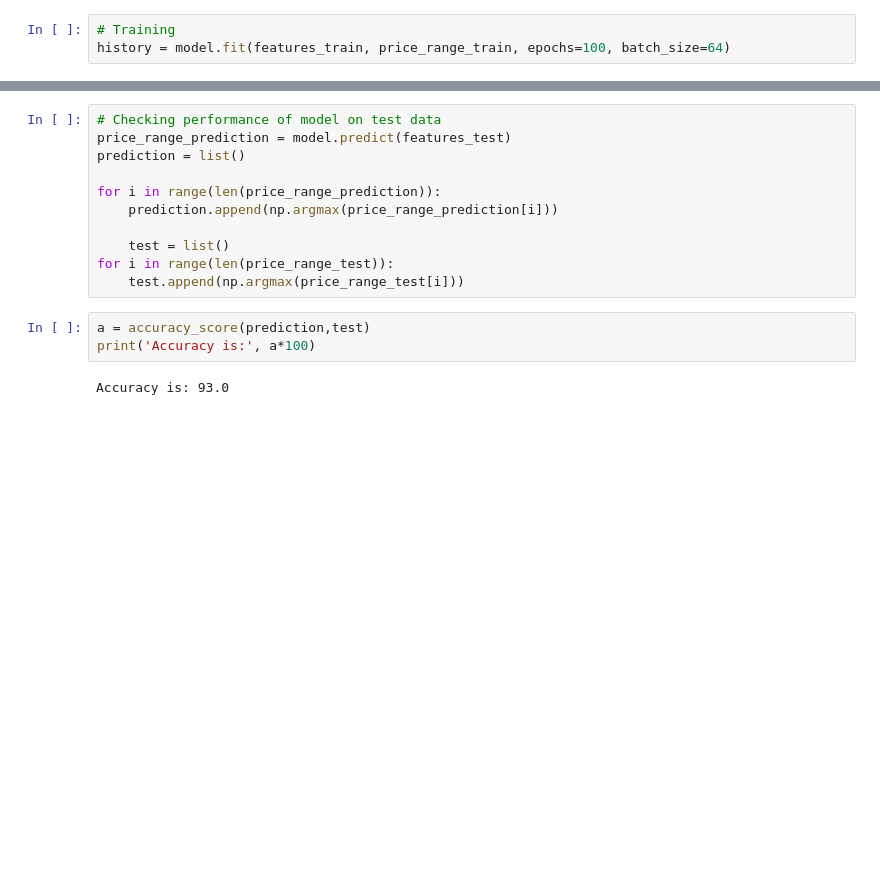
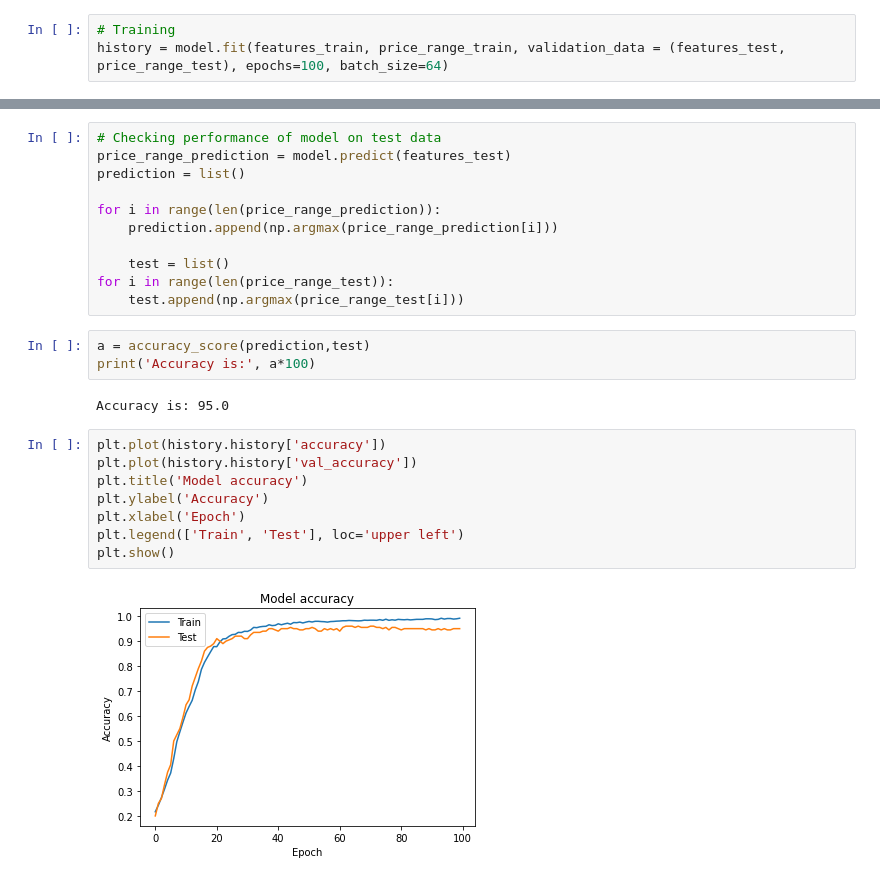
Before and after one commit to tugrul-kok/Deep-Learning-Python-Exercises, a Jupyter notebook: mobile-price-range-classifier/price_classifier.ipynb, the cells around one changed output, grey strips where cells are left out. Saved outputs shown, nothing was run; the diff lists cells and outputs as text; blank space fills up the shorter version.

Commit message:
Plots were added

```diff
--- a/mobile-price-range-classifier/price_classifier.ipynb
+++ b/mobile-price-range-classifier/price_classifier.ipynb
@@ -43,6 +46,6 @@ model.add(Dense(4, activation='softmax'))
 model.compile(loss='categorical_crossentropy', optimizer='adam', metrics=['accuracy'])
 # %%
 # Training
-history = model.fit(features_train, price_range_train, epochs=100, batch_size=64)
+history = model.fit(features_train, price_range_train, validation_data = (features_test, price_range_test), epochs=100, batch_size=64)
 # %% [output]
 Epoch 1/100
@@ -77,4 +80,14 @@ for i in range(len(price_range_test)):
 a = accuracy_score(prediction,test)
 print('Accuracy is:', a*100)
 # %% [output]
-Accuracy is: 93.0
+Accuracy is: 95.0
+# %%
+plt.plot(history.history['accuracy'])
+plt.plot(history.history['val_accuracy'])
+plt.title('Model accuracy')
+plt.ylabel('Accuracy')
+plt.xlabel('Epoch')
+plt.legend(['Train', 'Test'], loc='upper left')
+plt.show()
+# %% [output]
+[figure, added]
```
Also changed, not shown: parts of 2 cells of this notebook.
